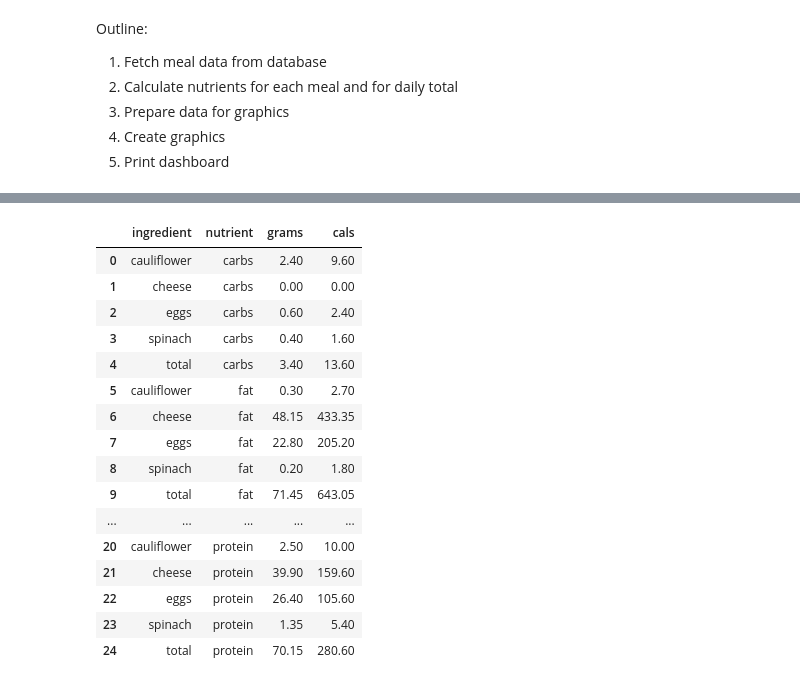
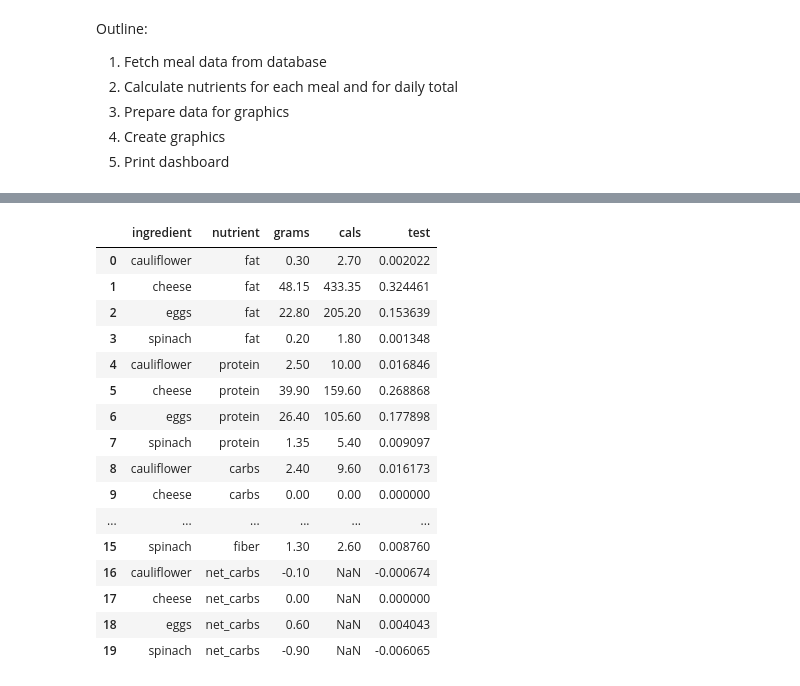
Before and after one commit to fabiangunzinger/learning, a Jupyter notebook: food-data/foods.ipynb, the cells around one changed output, grey strips where cells are left out. Drawn from its saved outputs; the diff is of its cells as text; code cells hidden in the pictures.

```diff
--- a/food-data/foods.ipynb
+++ b/food-data/foods.ipynb
@@ -248,13 +248,12 @@ def calc_meal_nuts(meal_dic, data=myfoods):
     columns = ['fat', 'protein', 'carbs', 'fiber', 'net_carbs']
     cals_per_g = {'fat': 9, 'carbs': 4, 'protein': 4, 'fiber': 2}
 
-    def calc_totals(group):
-        group = group.append(group.sum(numeric_only=True), ignore_index=True)
-        group.nutrient.fillna(method='ffill', inplace=True)
-        group.ingredient.fillna('total', inplace=True)
-        return group
+#     def calc_shares(group):
+#         group['grams_share'] = group.grams / group.grams.sum()
+#         group['cals_share'] = group.cals / group.cals.sum()
+#         return group
 
-    nuts = (data
+    df = (data
             .loc[data.index.isin(meal_dic), columns]
             .reset_index()
             .melt(id_vars='ingredient', var_name='nutrient', value_name='grams')
@@ -263,11 +262,11 @@ def calc_meal_nuts(meal_dic, data=myfoods):
             .assign(cals_per_gram = lambda x: x.nutrient.map(cals_per_g))
             .assign(cals = lambda x: x.grams * x.cals_per_gram)
             .drop(['cals_per_gram', 'portion'], axis=1)
-            .groupby('nutrient', as_index=False)
-            .apply(calc_totals)
-            .reset_index(drop=True))
+#             .groupby('nutrient')
+#             .apply(calc_shares))
+         )
 
-    return nuts
+    return df
 
 
 def calc_nuts(meals):
@@ -285,50 +284,61 @@ def make_meals_data(data):
 
 def get_top(group, var, n):
     return group.sort_values(var, ascending=False)[:n]
 
 
 def make_nuts_data(data):
     result = {meal: data[meal].groupby('nutrient')
               .apply(get_top, 'grams', 3)
               .reset_index(drop=True) for meal in data}
     return result
 
 
 def make_doughnut(meal_data, column, meal_num, meal_name):
 
         ax[meal_num].set_title(f'{nut}')
         ax[meal_num].pie(meal_data[column],
                                autopct='%1.1f%%',
                                textprops=dict(color='white', size=15),
                                wedgeprops=dict(width=.7))
         ax[meal_num].legend(meal_data.index, loc='lower center', borderpad=-8, framealpha=0)
 
 
 nuts = calc_nuts(meals)
 meals_data = make_meals_data(nuts)
 nuts_data = make_nuts_data(nuts)
 
 
-data = nuts_data['Breakfast']
-data.loc[data.nutrient == 'carbs']
+# data = nuts_data['Breakfast']
+# plt.pie(data.loc[data.nutrient == 'carbs'].cals_share, autopct='%2.1f%%')
+# data.loc[data.nutrient == 'carbs']
 
 
-calc_meal_nuts(meals['Breakfast'])
+# def calc_shares(df):
+#     df['grams_share'] = df.grams / df.grams.sum()
+#     return df
+
+# (nuts['Breakfast']
+#  .pipe(calc_shares)
+# )
+
+(nuts['Breakfast']
+ .assign(test = lambda x: x.grams / x.grams.sum())
+)
 # %% [output]
-|  | ingredient | nutrient | grams | cals |
-| 0 | cauliflower | carbs | 2.40 | 9.60 |
-| 1 | cheese | carbs | 0.00 | 0.00 |
-| 2 | eggs | carbs | 0.60 | 2.40 |
-| 3 | spinach | carbs | 0.40 | 1.60 |
-| 4 | total | carbs | 3.40 | 13.60 |
-| 5 | cauliflower | fat | 0.30 | 2.70 |
-| 6 | cheese | fat | 48.15 | 433.35 |
-| 7 | eggs | fat | 22.80 | 205.20 |
-| 8 | spinach | fat | 0.20 | 1.80 |
-| 9 | total | fat | 71.45 | 643.05 |
-| ... | ... | ... | ... | ... |
-| 20 | cauliflower | protein | 2.50 | 10.00 |
-| 21 | cheese | protein | 39.90 | 159.60 |
-| 22 | eggs | protein | 26.40 | 105.60 |
-| 23 | spinach | protein | 1.35 | 5.40 |
-| 24 | total | protein | 70.15 | 280.60 |
+|  | ingredient | nutrient | grams | cals | test |
+| 0 | cauliflower | fat | 0.30 | 2.70 | 0.002022 |
+| 1 | cheese | fat | 48.15 | 433.35 | 0.324461 |
+| 2 | eggs | fat | 22.80 | 205.20 | 0.153639 |
+| 3 | spinach | fat | 0.20 | 1.80 | 0.001348 |
+| 4 | cauliflower | protein | 2.50 | 10.00 | 0.016846 |
+| 5 | cheese | protein | 39.90 | 159.60 | 0.268868 |
+| 6 | eggs | protein | 26.40 | 105.60 | 0.177898 |
+| 7 | spinach | protein | 1.35 | 5.40 | 0.009097 |
+| 8 | cauliflower | carbs | 2.40 | 9.60 | 0.016173 |
+| 9 | cheese | carbs | 0.00 | 0.00 | 0.000000 |
+| ... | ... | ... | ... | ... | ... |
+| 15 | spinach | fiber | 1.30 | 2.60 | 0.008760 |
+| 16 | cauliflower | net_carbs | -0.10 | NaN | -0.000674 |
+| 17 | cheese | net_carbs | 0.00 | NaN | 0.000000 |
+| 18 | eggs | net_carbs | 0.60 | NaN | 0.004043 |
+| 19 | spinach | net_carbs | -0.90 | NaN | -0.006065 |
```
